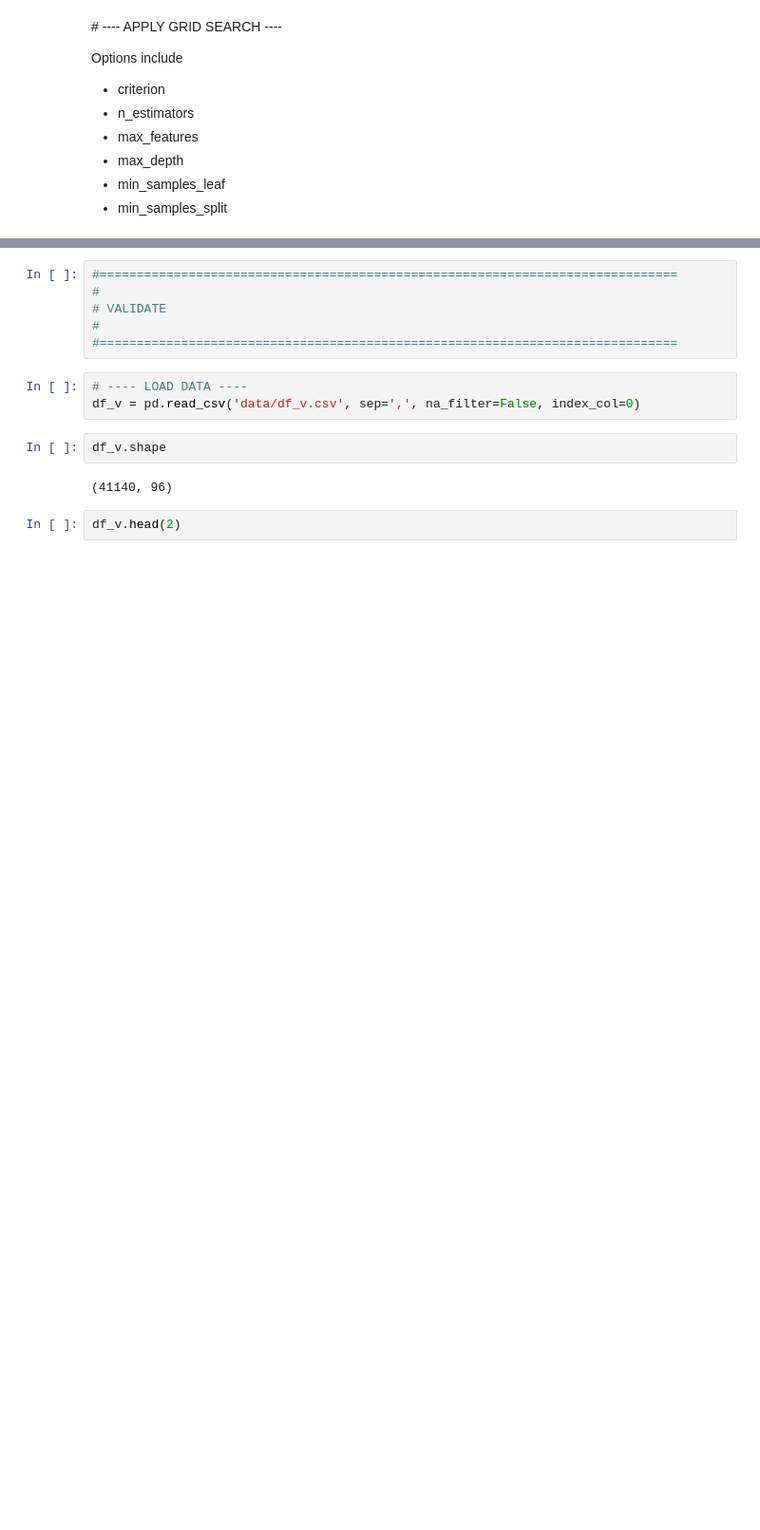
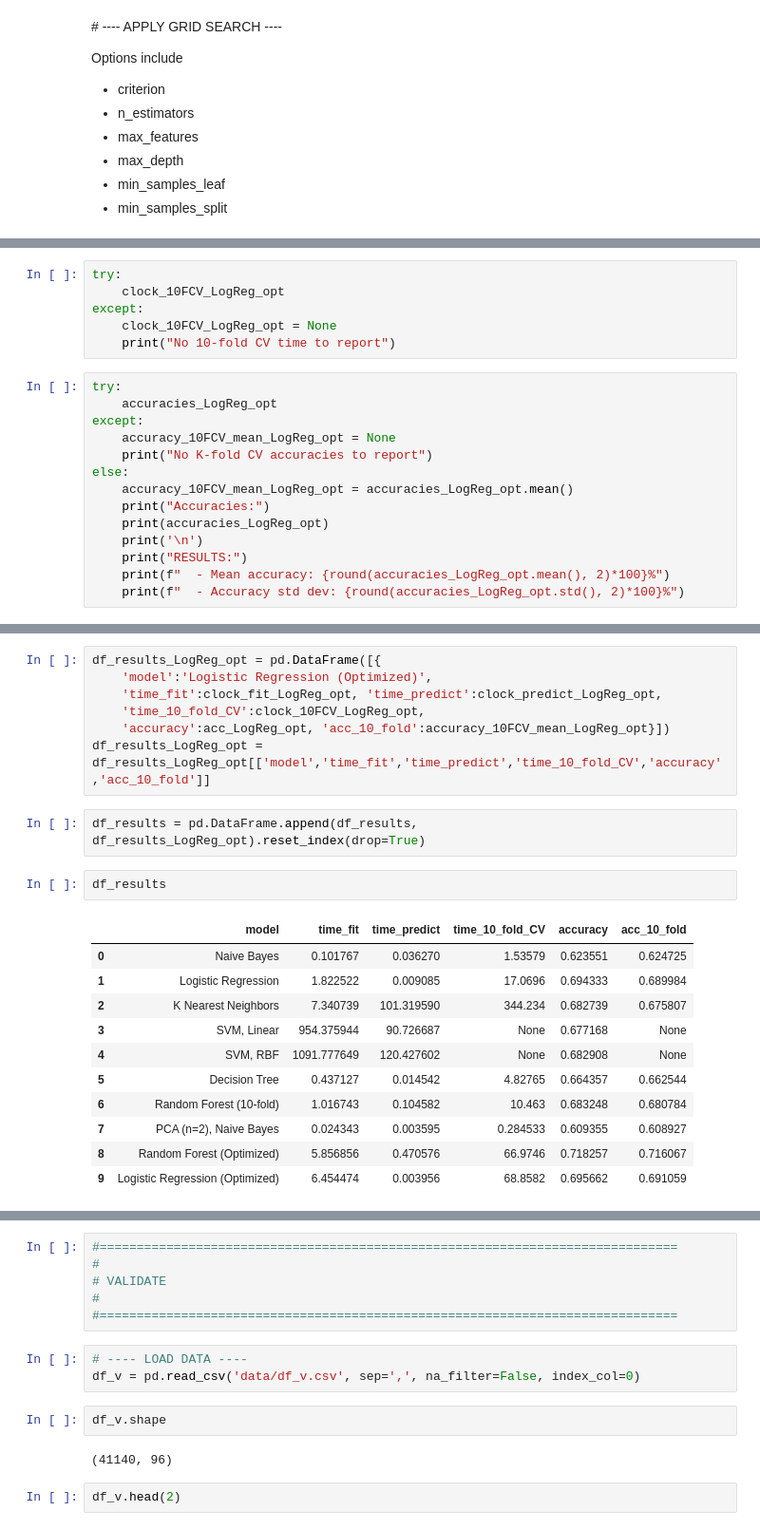
Before and after one commit to stevebachmeier/kickstarter-success-analysis, a Jupyter notebook: 04 Working - Models.ipynb, the cells around one changed output, grey strips where cells are left out. Shown: that part at 95% size. Drawn from its saved outputs; the diff is of its cells as text; blank space fills up the shorter version.

```diff
--- a/04 Working - Models.ipynb
+++ b/04 Working - Models.ipynb
@@ -1694,0 +1704,20 @@ Fitting 3 folds for each of 3 candidates, totalling 9 fits
+# %%
+try:
+    clock_10FCV_LogReg_opt
+except:
+    clock_10FCV_LogReg_opt = None
+    print("No 10-fold CV time to report")
+# %%
+try:
+    accuracies_LogReg_opt
+except:
+    accuracy_10FCV_mean_LogReg_opt = None
+    print("No K-fold CV accuracies to report")
+else:
+    accuracy_10FCV_mean_LogReg_opt = accuracies_LogReg_opt.mean()
+    print("Accuracies:")
+    print(accuracies_LogReg_opt)
+    print('\n')
+    print("RESULTS:")
+    print(f"  - Mean accuracy: {round(accuracies_LogReg_opt.mean(), 2)*100}%")
+    print(f"  - Accuracy std dev: {round(accuracies_LogReg_opt.std(), 2)*100}%")
@@ -1694,0 +1733,23 @@ Fitting 3 folds for each of 3 candidates, totalling 9 fits
+# %%
+df_results_LogReg_opt = pd.DataFrame([{
+    'model':'Logistic Regression (Optimized)',
+    'time_fit':clock_fit_LogReg_opt, 'time_predict':clock_predict_LogReg_opt,
+    'time_10_fold_CV':clock_10FCV_LogReg_opt,
+    'accuracy':acc_LogReg_opt, 'acc_10_fold':accuracy_10FCV_mean_LogReg_opt}])
+df_results_LogReg_opt = df_results_LogReg_opt[['model','time_fit','time_predict','time_10_fold_CV','accuracy','acc_10_fold']]
+# %%
+df_results = pd.DataFrame.append(df_results, df_results_LogReg_opt).reset_index(drop=True)
+# %%
+df_results
+# %% [output]
+|  | model | time_fit | time_predict | time_10_fold_CV | accuracy | acc_10_fold |
+| 0 | Naive Bayes | 0.101767 | 0.036270 | 1.53579 | 0.623551 | 0.624725 |
+| 1 | Logistic Regression | 1.822522 | 0.009085 | 17.0696 | 0.694333 | 0.689984 |
+| 2 | K Nearest Neighbors | 7.340739 | 101.319590 | 344.234 | 0.682739 | 0.675807 |
+| 3 | SVM, Linear | 954.375944 | 90.726687 | None | 0.677168 | None |
+| 4 | SVM, RBF | 1091.777649 | 120.427602 | None | 0.682908 | None |
+| 5 | Decision Tree | 0.437127 | 0.014542 | 4.82765 | 0.664357 | 0.662544 |
+| 6 | Random Forest (10-fold) | 1.016743 | 0.104582 | 10.463 | 0.683248 | 0.680784 |
+| 7 | PCA (n=2), Naive Bayes | 0.024343 | 0.003595 | 0.284533 | 0.609355 | 0.608927 |
+| 8 | Random Forest (Optimized) | 5.856856 | 0.470576 | 66.9746 | 0.718257 | 0.716067 |
+| 9 | Logistic Regression (Optimized) | 6.454474 | 0.003956 | 68.8582 | 0.695662 | 0.691059 |
```
Also changed, not shown: parts of 61 cells of this notebook.
